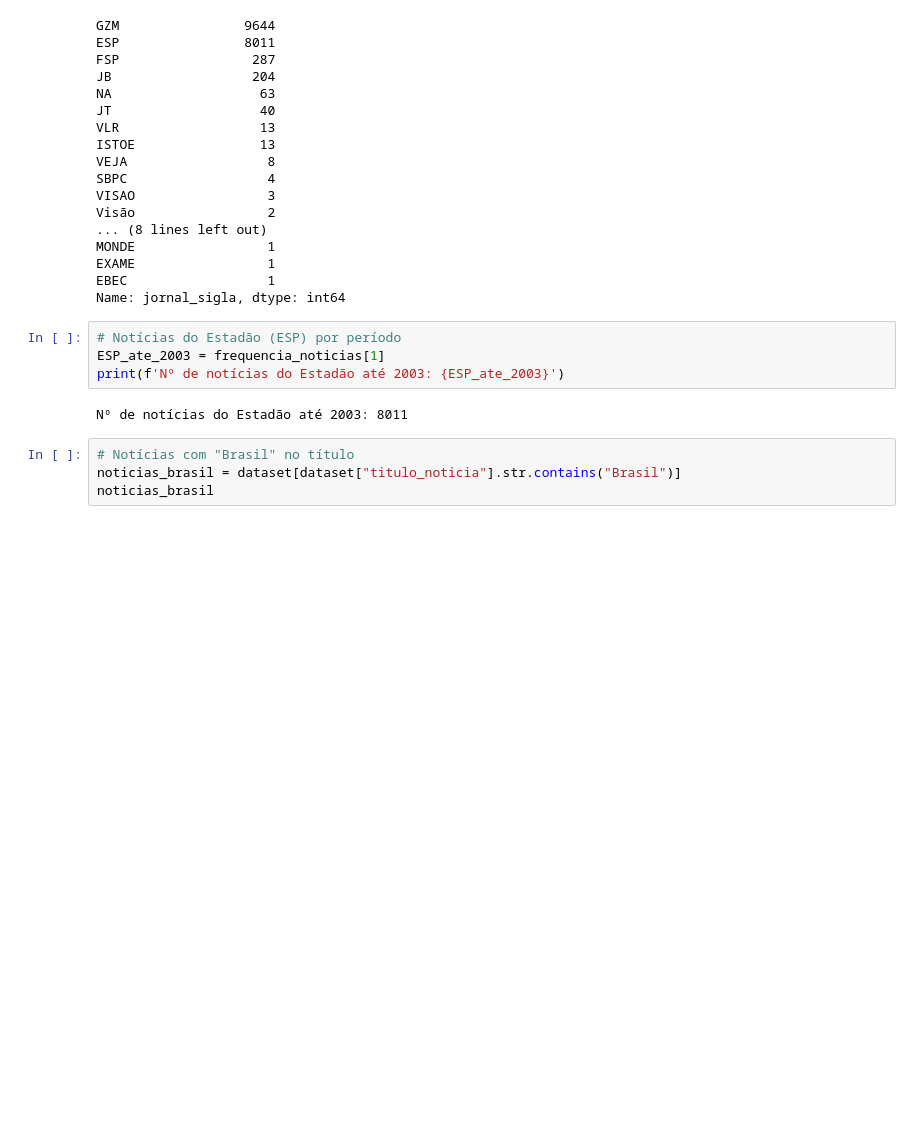
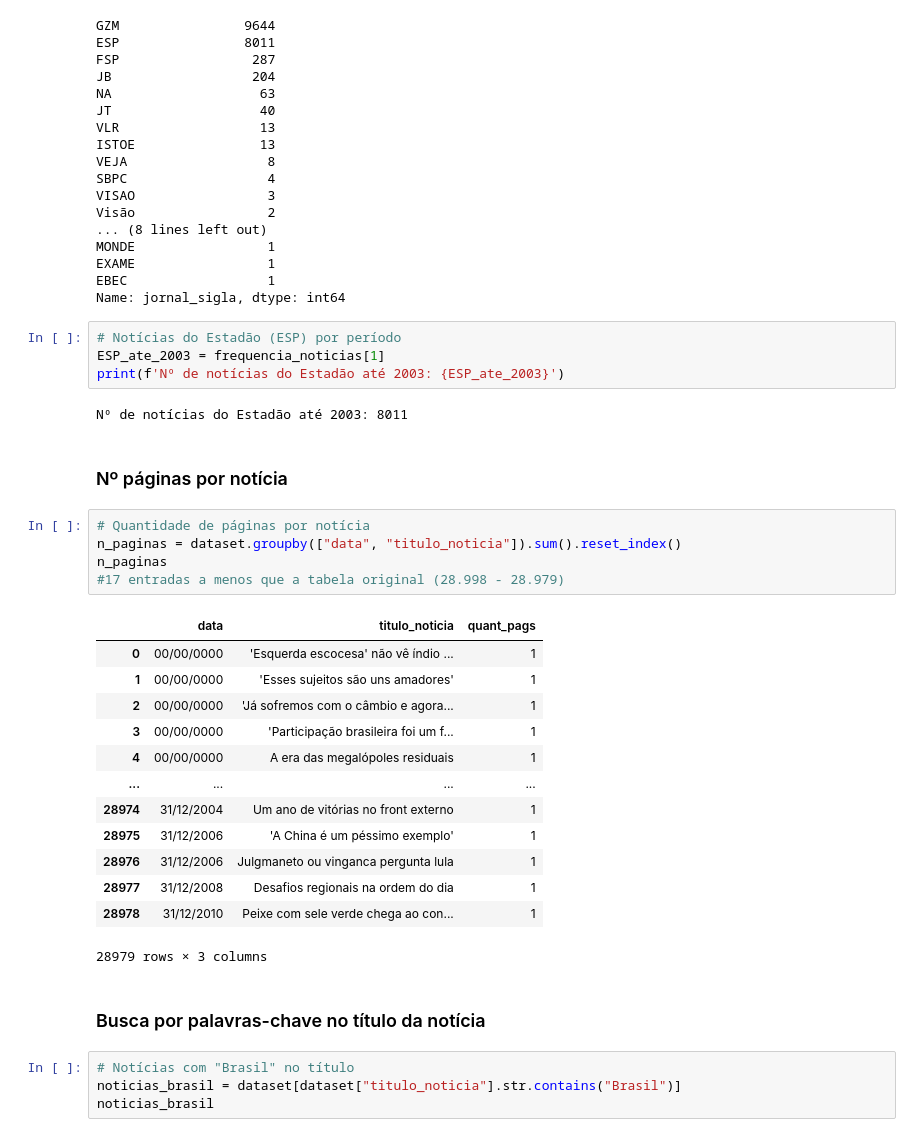
Before and after one commit to thiagovicino/python_analise_dados, a Jupyter notebook: Análise_dados_02_json_thiago.ipynb, the cells around one changed output. Cells and saved outputs as stored; diff of their text form; blank space fills up the shorter version.

```diff
--- a/Análise_dados_02_json_thiago.ipynb
+++ b/Análise_dados_02_json_thiago.ipynb
@@ -247,6 +258,29 @@ ESP_ate_2003 = frequencia_noticias[1]
 print(f'Nº de notícias do Estadão até 2003: {ESP_ate_2003}')
 # %% [output]
 Nº de notícias do Estadão até 2003: 8011
+# %% [markdown]
+### Nº páginas por notícia
+# %%
+# Quantidade de páginas por notícia
+n_paginas = dataset.groupby(["data", "titulo_noticia"]).sum().reset_index()
+n_paginas
+#17 entradas a menos que a tabela original (28.998 - 28.979)
+# %% [output]
+|  | data | titulo_noticia | quant_pags |
+| 0 | 00/00/0000 | 'Esquerda escocesa' não vê índio ... | 1 |
+| 1 | 00/00/0000 | 'Esses sujeitos são uns amadores' | 1 |
+| 2 | 00/00/0000 | 'Já sofremos com o câmbio e agora... | 1 |
+| 3 | 00/00/0000 | 'Participação brasileira foi um f... | 1 |
+| 4 | 00/00/0000 | A era das megalópoles residuais | 1 |
+| ... | ... | ... | ... |
+| 28974 | 31/12/2004 | Um ano de vitórias no front externo | 1 |
+| 28975 | 31/12/2006 | 'A China é um péssimo exemplo' | 1 |
+| 28976 | 31/12/2006 | Julgmaneto ou vinganca pergunta lula | 1 |
+| 28977 | 31/12/2008 | Desafios regionais na ordem do dia | 1 |
+| 28978 | 31/12/2010 | Peixe com sele verde chega ao con... | 1 |
+28979 rows × 3 columns
+# %% [markdown]
+### Busca por palavras-chave no título da notícia
 # %%
 # Notícias com "Brasil" no título
 noticias_brasil = dataset[dataset["titulo_noticia"].str.contains("Brasil")]
```
Also changed, not shown: parts of 10 cells of this notebook.
